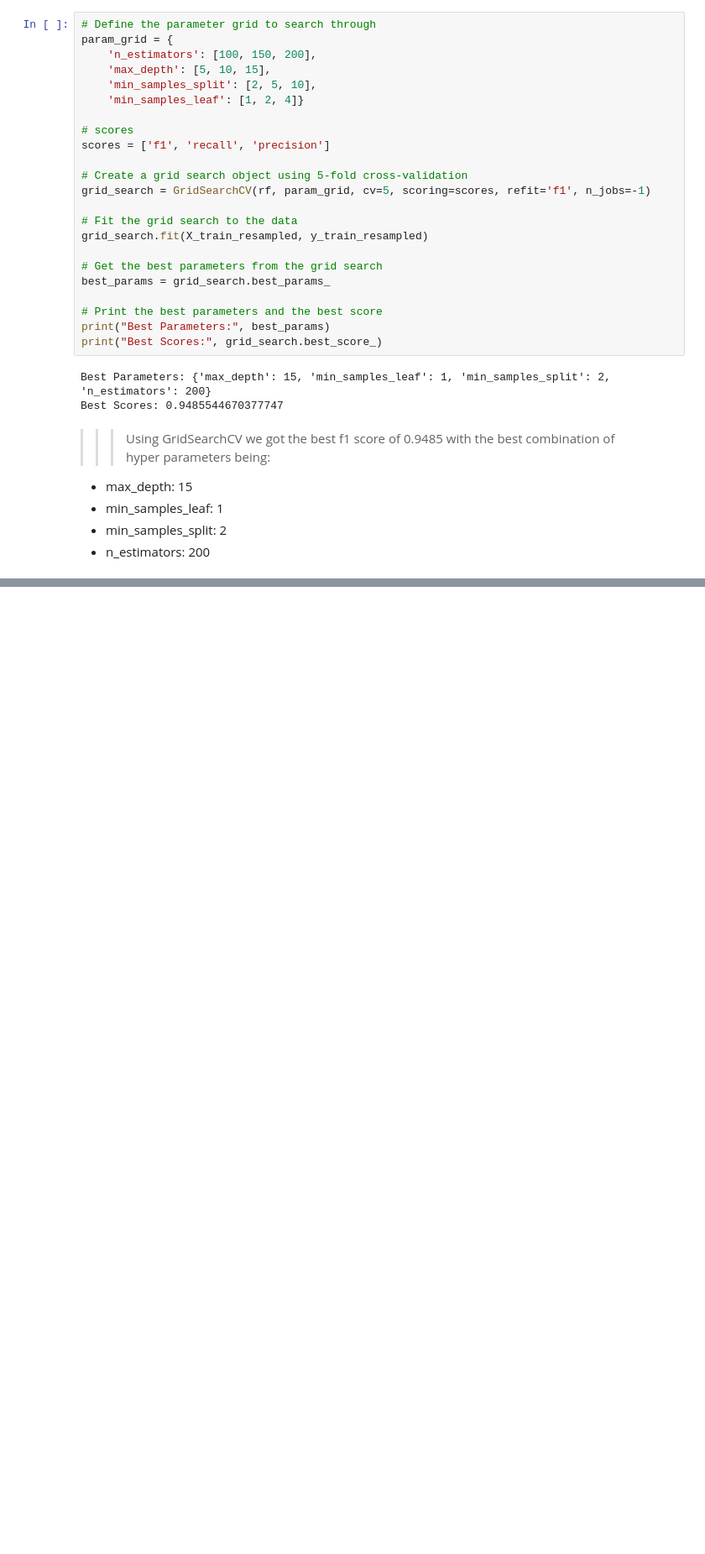
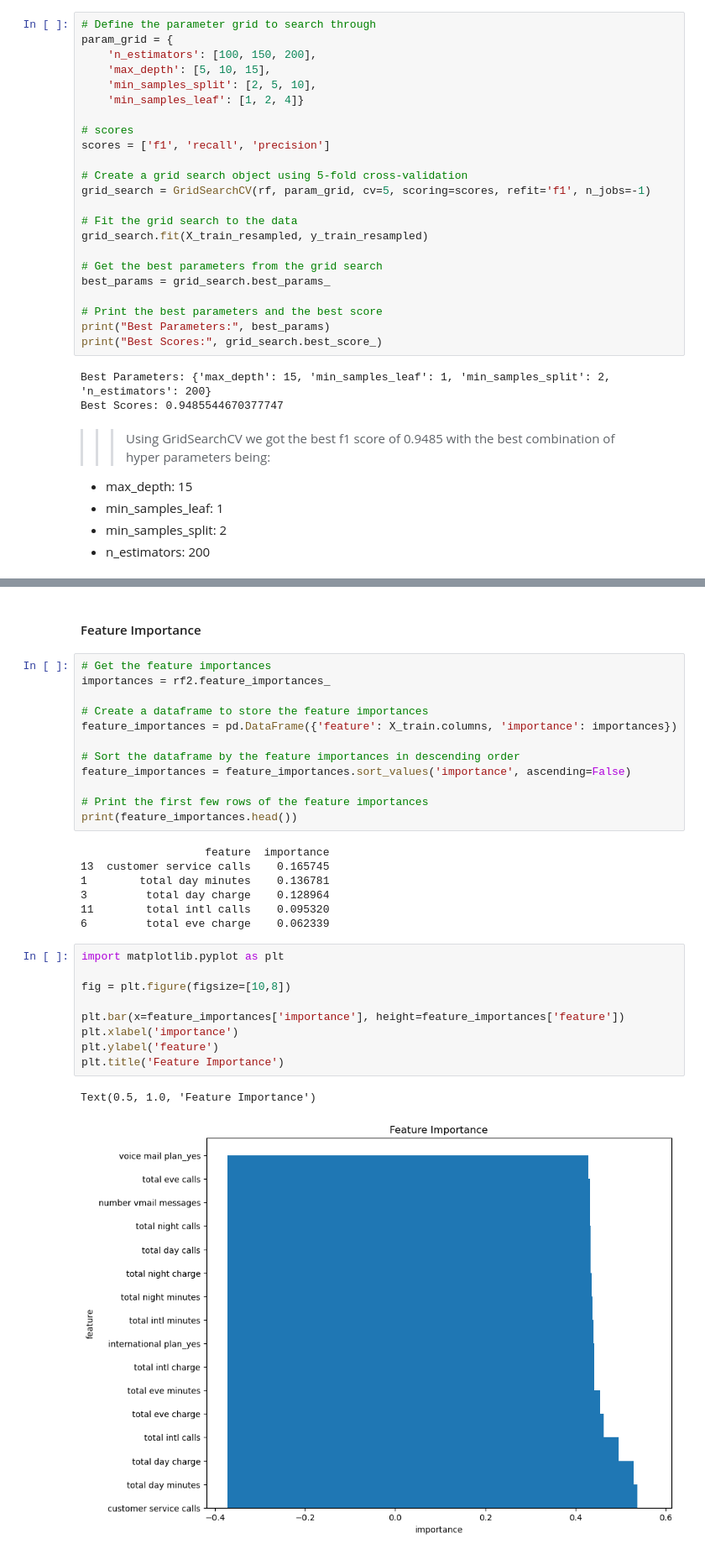
Before and after one commit to Abdikarim89/dsc-phase-3-project-v2-3, a Jupyter notebook: dsc_ph_3_project.ipynb, the cells around one changed output, grey strips where cells are left out. Shown at 84% size. Drawn from its saved outputs; the diff is of its cells as text; blank space fills up the shorter version.

```diff
--- a/dsc_ph_3_project.ipynb
+++ b/dsc_ph_3_project.ipynb
@@ -684,0 +751,33 @@ Best Scores: 0.9485544670377747
+# %% [markdown]
+#### Feature Importance
+# %%
+# Get the feature importances
+importances = rf2.feature_importances_
+
+# Create a dataframe to store the feature importances
+feature_importances = pd.DataFrame({'feature': X_train.columns, 'importance': importances})
+
+# Sort the dataframe by the feature importances in descending order
+feature_importances = feature_importances.sort_values('importance', ascending=False)
+
+# Print the first few rows of the feature importances
+print(feature_importances.head())
+# %% [output]
+                   feature  importance
+13  customer service calls    0.165745
+1        total day minutes    0.136781
+3         total day charge    0.128964
+11        total intl calls    0.095320
+6         total eve charge    0.062339
+# %%
+import matplotlib.pyplot as plt
+
+fig = plt.figure(figsize=[10,8])
+
+plt.bar(x=feature_importances['importance'], height=feature_importances['feature'])
+plt.xlabel('importance')
+plt.ylabel('feature')
+plt.title('Feature Importance')
+# %% [output]
+Text(0.5, 1.0, 'Feature Importance')
+[figure, added]
```
Also changed, not shown: parts of 18 cells of this notebook, 1 other file.
